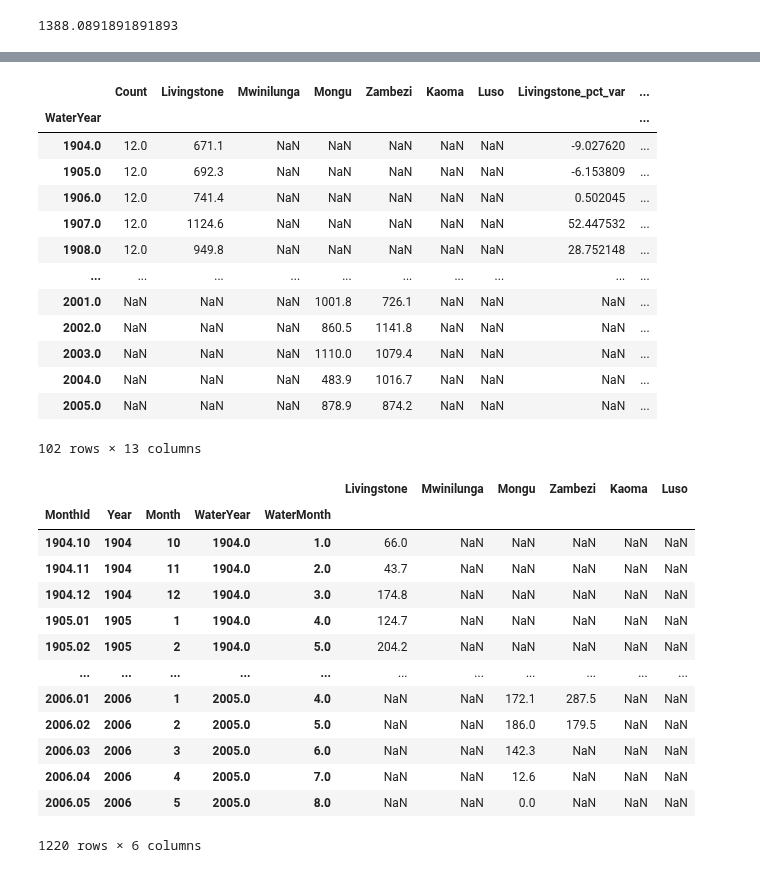
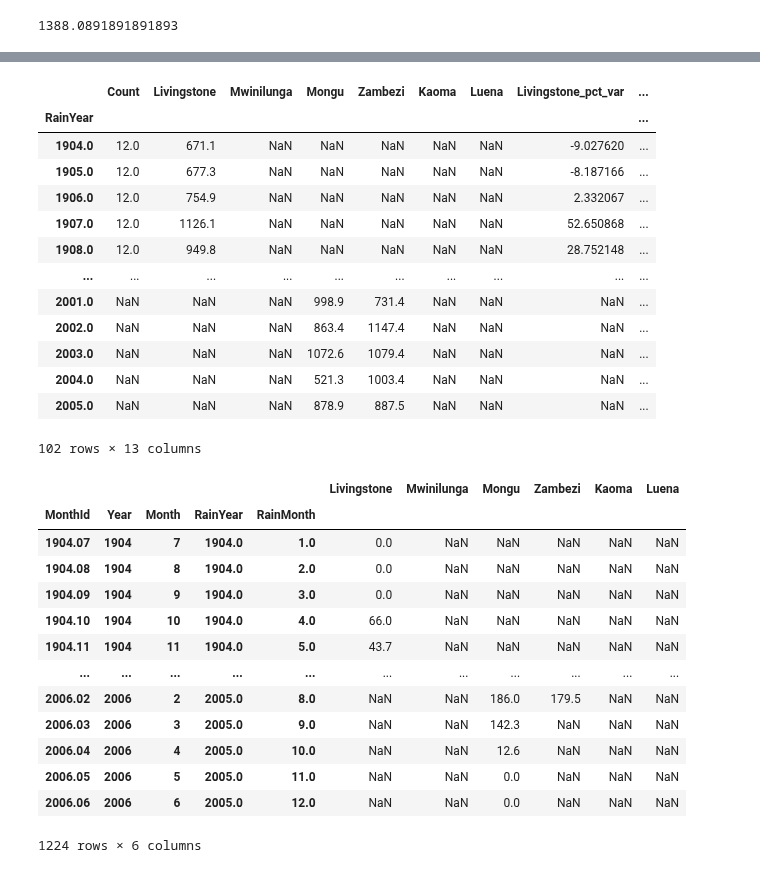
Before and after one commit to AndyFlem/ngonye-notepad, a Jupyter notebook: ngonye_rainfall.ipynb, the cells around one changed output, grey strips where cells are left out. Saved outputs shown, nothing was run; the diff lists cells and outputs as text; code cells hidden in the pictures.

```diff
--- a/ngonye_rainfall.ipynb
+++ b/ngonye_rainfall.ipynb
@@ -48,9 +48,9 @@ mwi
 # %%
 mon = pd.read_csv("rainfall_mongu.csv")
 mon['MonthId']=mon['Year']+mon['Month']/100
-mon['WaterYear']=mon.apply((lambda x: (x['Year'] if x['Month']>=10 else x['Year']-1)),axis=1)
-mon['WaterMonth']=mon.apply((lambda x: (x['Month']-9 if x['Month']>=10 else x['Month']+3)),axis=1)
-mon=mon.set_index(['MonthId','Year','Month','WaterYear','WaterMonth'])
+mon['RainMonth']=mon.apply((lambda x: (x['Month']-6 if x['Month']>=7 else x['Month']+6)),axis=1)
+mon['RainYear']=mon.apply((lambda x: (x['Year'] if x['Month']>=7 else x['Year']-1)),axis=1)
+mon=mon.set_index(['MonthId','Year','Month','RainYear','RainMonth'])
 mon
 # %% [output]
 |  |  |  |  |  | Rainfall |
@@ -70,9 +70,9 @@ mon
 # %%
 zam = pd.read_csv("rainfall_zambezi.csv")
 zam['MonthId']=zam['Year']+zam['Month']/100
-zam['WaterYear']=zam.apply((lambda x: (x['Year'] if x['Month']>=10 else x['Year']-1)),axis=1)
-zam['WaterMonth']=zam.apply((lambda x: (x['Month']-9 if x['Month']>=10 else x['Month']+3)),axis=1)
-zam=zam.set_index(['MonthId','Year','Month','WaterYear','WaterMonth'])
+zam['RainMonth']=zam.apply((lambda x: (x['Month']-6 if x['Month']>=7 else x['Month']+6)),axis=1)
+zam['RainYear']=zam.apply((lambda x: (x['Year'] if x['Month']>=7 else x['Year']-1)),axis=1)
+zam=zam.set_index(['MonthId','Year','Month','RainYear','RainMonth'])
 zam
 # %% [output]
 |  |  |  |  |  | Rainfall |
@@ -92,9 +92,9 @@ zam
 # %%
 kao = pd.read_csv("rainfall_kaoma.csv")
 kao['MonthId']=kao['Year']+kao['Month']/100
-kao['WaterYear']=kao.apply((lambda x: (x['Year'] if x['Month']>=10 else x['Year']-1)),axis=1)
-kao['WaterMonth']=kao.apply((lambda x: (x['Month']-9 if x['Month']>=10 else x['Month']+3)),axis=1)
-kao=kao.set_index(['MonthId','Year','Month','WaterYear','WaterMonth'])
+kao['RainMonth']=kao.apply((lambda x: (x['Month']-6 if x['Month']>=7 else x['Month']+6)),axis=1)
+kao['RainYear']=kao.apply((lambda x: (x['Year'] if x['Month']>=7 else x['Year']-1)),axis=1)
+kao=kao.set_index(['MonthId','Year','Month','RainYear','RainMonth'])
 kao
 # %% [output]
 |  |  |  |  |  | Rainfall |
@@ -114,9 +114,9 @@ kao
 # %%
 lus = pd.read_csv("rainfall_luso.csv")
 lus['MonthId']=lus['Year']+lus['Month']/100
-lus['WaterYear']=lus.apply((lambda x: (x['Year'] if x['Month']>=10 else x['Year']-1)),axis=1)
-lus['WaterMonth']=lus.apply((lambda x: (x['Month']-9 if x['Month']>=10 else x['Month']+3)),axis=1)
-lus=lus.set_index(['MonthId','Year','Month','WaterYear','WaterMonth'])
+lus['RainMonth']=lus.apply((lambda x: (x['Month']-6 if x['Month']>=7 else x['Month']+6)),axis=1)
+lus['RainYear']=lus.apply((lambda x: (x['Year'] if x['Month']>=7 else x['Year']-1)),axis=1)
+lus=lus.set_index(['MonthId','Year','Month','RainYear','RainMonth'])
 lus
 # %% [output]
 |  |  |  |  |  | Rainfall |
@@ -390,44 +390,44 @@ yearly
 102 rows × 12 columns
 # %%
-yearly['Luso_pct_var']=(yearly['Luso']-luso_annual_av)/luso_annual_av*100
+yearly['Luena_pct_var']=(yearly['Luena']-luena_annual_av)/luena_annual_av*100
 yearly
 # %% [output]
-|  | Count | Livingstone | Mwinilunga | Mongu | Zambezi | Kaoma | Luso | Livingstone_pct_var | ... |
-| WaterYear |  |  |  |  |  |  |  |  | ... |
+|  | Count | Livingstone | Mwinilunga | Mongu | Zambezi | Kaoma | Luena | Livingstone_pct_var | ... |
+| RainYear |  |  |  |  |  |  |  |  | ... |
 | 1904.0 | 12.0 | 671.1 | NaN | NaN | NaN | NaN | NaN | -9.027620 | ... |
-| 1905.0 | 12.0 | 692.3 | NaN | NaN | NaN | NaN | NaN | -6.153809 | ... |
-| 1906.0 | 12.0 | 741.4 | NaN | NaN | NaN | NaN | NaN | 0.502045 | ... |
-| 1907.0 | 12.0 | 1124.6 | NaN | NaN | NaN | NaN | NaN | 52.447532 | ... |
+| 1905.0 | 12.0 | 677.3 | NaN | NaN | NaN | NaN | NaN | -8.187166 | ... |
+| 1906.0 | 12.0 | 754.9 | NaN | NaN | NaN | NaN | NaN | 2.332067 | ... |
+| 1907.0 | 12.0 | 1126.1 | NaN | NaN | NaN | NaN | NaN | 52.650868 | ... |
 | 1908.0 | 12.0 | 949.8 | NaN | NaN | NaN | NaN | NaN | 28.752148 | ... |
 | ... | ... | ... | ... | ... | ... | ... | ... | ... | ... |
-| 2001.0 | NaN | NaN | NaN | 1001.8 | 726.1 | NaN | NaN | NaN | ... |
-| 2002.0 | NaN | NaN | NaN | 860.5 | 1141.8 | NaN | NaN | NaN | ... |
-| 2003.0 | NaN | NaN | NaN | 1110.0 | 1079.4 | NaN | NaN | NaN | ... |
-| 2004.0 | NaN | NaN | NaN | 483.9 | 1016.7 | NaN | NaN | NaN | ... |
-| 2005.0 | NaN | NaN | NaN | 878.9 | 874.2 | NaN | NaN | NaN | ... |
+| 2001.0 | NaN | NaN | NaN | 998.9 | 731.4 | NaN | NaN | NaN | ... |
+| 2002.0 | NaN | NaN | NaN | 863.4 | 1147.4 | NaN | NaN | NaN | ... |
+| 2003.0 | NaN | NaN | NaN | 1072.6 | 1079.4 | NaN | NaN | NaN | ... |
+| 2004.0 | NaN | NaN | NaN | 521.3 | 1003.4 | NaN | NaN | NaN | ... |
+| 2005.0 | NaN | NaN | NaN | 878.9 | 887.5 | NaN | NaN | NaN | ... |
 102 rows × 13 columns
 # %%
 monthly=liv.rename(columns={"Rainfall": "Livingstone"})
 monthly=pd.concat([monthly,mwi.rename(columns={"Rainfall": "Mwinilunga"})],axis=1)
 monthly=pd.concat([monthly,mon.rename(columns={"Rainfall": "Mongu"})],axis=1)
 monthly=pd.concat([monthly,zam.rename(columns={"Rainfall": "Zambezi"})],axis=1)
 monthly=pd.concat([monthly,kao.rename(columns={"Rainfall": "Kaoma"})],axis=1)
-monthly=pd.concat([monthly,lus.rename(columns={"Rainfall": "Luso"})],axis=1)
+monthly=pd.concat([monthly,lus.rename(columns={"Rainfall": "Luena"})],axis=1)
 monthly
 # %% [output]
-|  |  |  |  |  | Livingstone | Mwinilunga | Mongu | Zambezi | Kaoma | Luso |
-| MonthId | Year | Month | WaterYear | WaterMonth |  |  |  |  |  |  |
-| 1904.10 | 1904 | 10 | 1904.0 | 1.0 | 66.0 | NaN | NaN | NaN | NaN | NaN |
-| 1904.11 | 1904 | 11 | 1904.0 | 2.0 | 43.7 | NaN | NaN | NaN | NaN | NaN |
-| 1904.12 | 1904 | 12 | 1904.0 | 3.0 | 174.8 | NaN | NaN | NaN | NaN | NaN |
-| 1905.01 | 1905 | 1 | 1904.0 | 4.0 | 124.7 | NaN | NaN | NaN | NaN | NaN |
-| 1905.02 | 1905 | 2 | 1904.0 | 5.0 | 204.2 | NaN | NaN | NaN | NaN | NaN |
+|  |  |  |  |  | Livingstone | Mwinilunga | Mongu | Zambezi | Kaoma | Luena |
+| MonthId | Year | Month | RainYear | RainMonth |  |  |  |  |  |  |
+| 1904.07 | 1904 | 7 | 1904.0 | 1.0 | 0.0 | NaN | NaN | NaN | NaN | NaN |
+| 1904.08 | 1904 | 8 | 1904.0 | 2.0 | 0.0 | NaN | NaN | NaN | NaN | NaN |
+| 1904.09 | 1904 | 9 | 1904.0 | 3.0 | 0.0 | NaN | NaN | NaN | NaN | NaN |
+| 1904.10 | 1904 | 10 | 1904.0 | 4.0 | 66.0 | NaN | NaN | NaN | NaN | NaN |
+| 1904.11 | 1904 | 11 | 1904.0 | 5.0 | 43.7 | NaN | NaN | NaN | NaN | NaN |
 | ... | ... | ... | ... | ... | ... | ... | ... | ... | ... | ... |
-| 2006.01 | 2006 | 1 | 2005.0 | 4.0 | NaN | NaN | 172.1 | 287.5 | NaN | NaN |
-| 2006.02 | 2006 | 2 | 2005.0 | 5.0 | NaN | NaN | 186.0 | 179.5 | NaN | NaN |
-| 2006.03 | 2006 | 3 | 2005.0 | 6.0 | NaN | NaN | 142.3 | NaN | NaN | NaN |
-| 2006.04 | 2006 | 4 | 2005.0 | 7.0 | NaN | NaN | 12.6 | NaN | NaN | NaN |
-| 2006.05 | 2006 | 5 | 2005.0 | 8.0 | NaN | NaN | 0.0 | NaN | NaN | NaN |
+| 2006.02 | 2006 | 2 | 2005.0 | 8.0 | NaN | NaN | 186.0 | 179.5 | NaN | NaN |
+| 2006.03 | 2006 | 3 | 2005.0 | 9.0 | NaN | NaN | 142.3 | NaN | NaN | NaN |
+| 2006.04 | 2006 | 4 | 2005.0 | 10.0 | NaN | NaN | 12.6 | NaN | NaN | NaN |
+| 2006.05 | 2006 | 5 | 2005.0 | 11.0 | NaN | NaN | 0.0 | NaN | NaN | NaN |
+| 2006.06 | 2006 | 6 | 2005.0 | 12.0 | NaN | NaN | 0.0 | NaN | NaN | NaN |
-1220 rows × 6 columns
+1224 rows × 6 columns
 # %%
 stations=pd.DataFrame({
```
Also changed, not shown: parts of 25 cells of this notebook, 10 other files.
